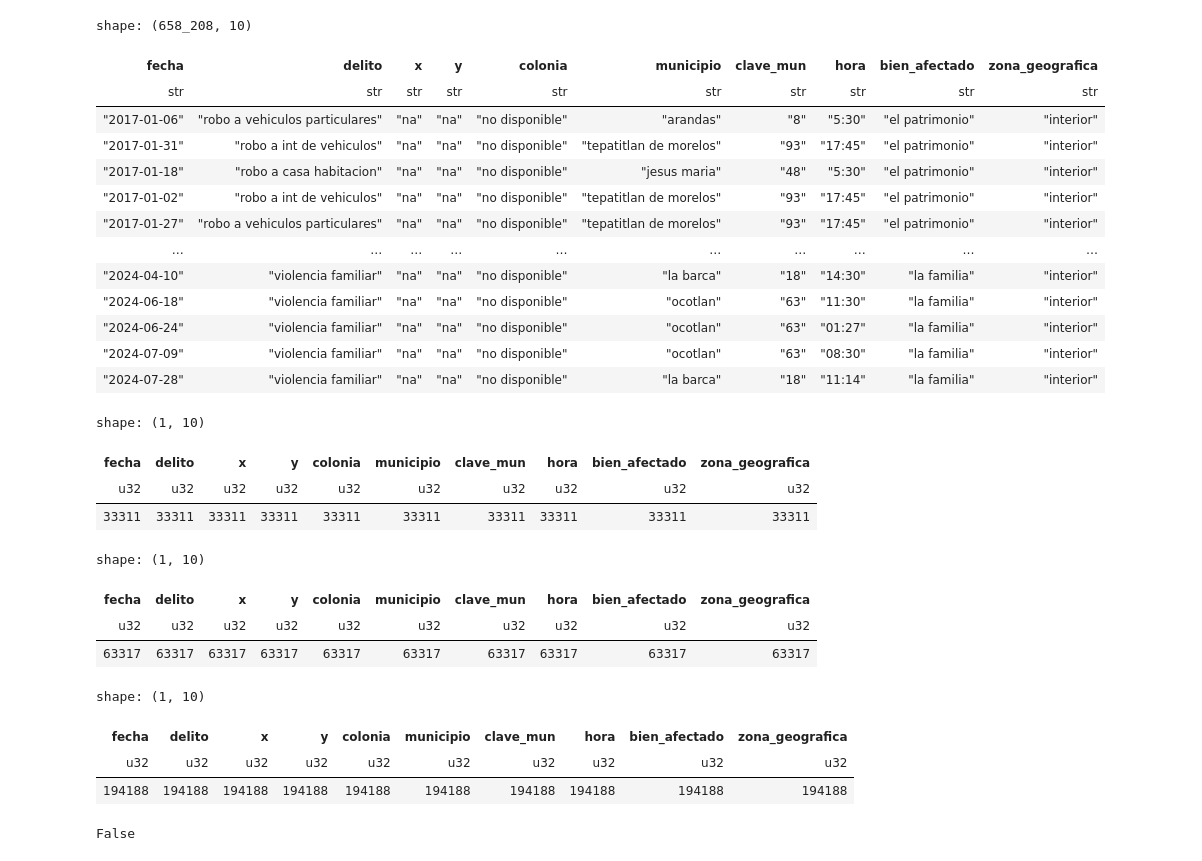
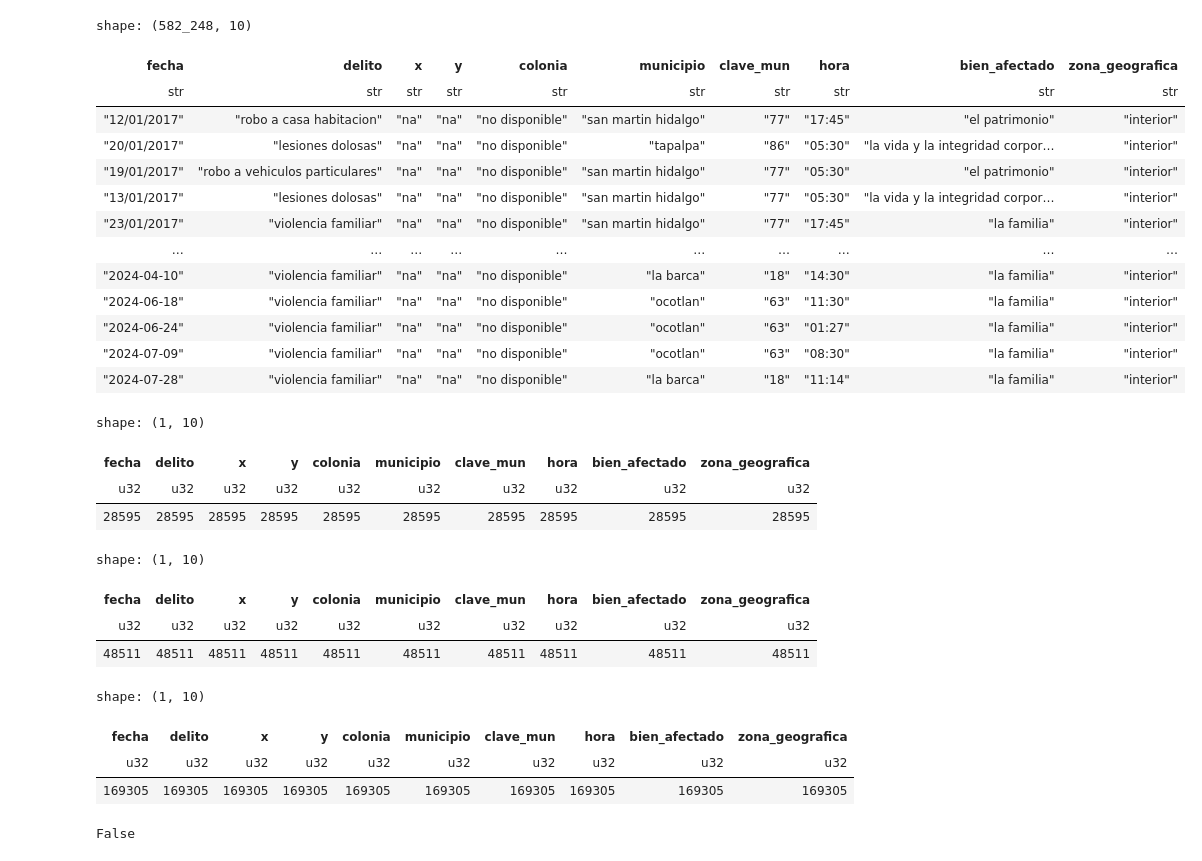
Before and after one commit to CII-IA/SIGOB-Analytics, a Jupyter notebook: IIEG_data_clean.ipynb, the cells around one changed output. Saved outputs shown, nothing was run; the diff lists cells and outputs as text; code cells hidden in the pictures.

```diff
--- a/IIEG_data_clean.ipynb
+++ b/IIEG_data_clean.ipynb
@@ -60,18 +87,18 @@ def normalize_file(filename, dest_path, cols):
 for file in files:
     normalize_file(file, 'data/IIEG/' + file.split('/')[-1], 10)
 # %%
-files = glob('data/IIEG/*.csv')
+files = [f for f in glob('data/IIEG/*.csv') if "25" not in f]
 df = pl.concat([pl.read_csv(f, infer_schema=False) for f in files])
 df
 # %% [output]
-shape: (658_208, 10)
+shape: (582_248, 10)
 | fecha | delito | x | y | colonia | municipio | clave_mun | hora | bien_afectado | zona_geografica |
 | str | str | str | str | str | str | str | str | str | str |
-| "2017-01-06" | "robo a vehiculos particulares" | "na" | "na" | "no disponible" | "arandas" | "8" | "5:30" | "el patrimonio" | "interior" |
-| "2017-01-31" | "robo a int de vehiculos" | "na" | "na" | "no disponible" | "tepatitlan de morelos" | "93" | "17:45" | "el patrimonio" | "interior" |
-| "2017-01-18" | "robo a casa habitacion" | "na" | "na" | "no disponible" | "jesus maria" | "48" | "5:30" | "el patrimonio" | "interior" |
-| "2017-01-02" | "robo a int de vehiculos" | "na" | "na" | "no disponible" | "tepatitlan de morelos" | "93" | "17:45" | "el patrimonio" | "interior" |
-| "2017-01-27" | "robo a vehiculos particulares" | "na" | "na" | "no disponible" | "tepatitlan de morelos" | "93" | "17:45" | "el patrimonio" | "interior" |
+| "12/01/2017" | "robo a casa habitacion" | "na" | "na" | "no disponible" | "san martin hidalgo" | "77" | "17:45" | "el patrimonio" | "interior" |
+| "20/01/2017" | "lesiones dolosas" | "na" | "na" | "no disponible" | "tapalpa" | "86" | "05:30" | "la vida y la integridad corpor… | "interior" |
+| "19/01/2017" | "robo a vehiculos particulares" | "na" | "na" | "no disponible" | "san martin hidalgo" | "77" | "05:30" | "el patrimonio" | "interior" |
+| "13/01/2017" | "lesiones dolosas" | "na" | "na" | "no disponible" | "san martin hidalgo" | "77" | "05:30" | "la vida y la integridad corpor… | "interior" |
+| "23/01/2017" | "violencia familiar" | "na" | "na" | "no disponible" | "san martin hidalgo" | "77" | "17:45" | "la familia" | "interior" |
 | … | … | … | … | … | … | … | … | … | … |
 | "2024-04-10" | "violencia familiar" | "na" | "na" | "no disponible" | "la barca" | "18" | "14:30" | "la familia" | "interior" |
 | "2024-06-18" | "violencia familiar" | "na" | "na" | "no disponible" | "ocotlan" | "63" | "11:30" | "la familia" | "interior" |
@@ -84,21 +111,21 @@ df.filter(pl.col("x") == "na").count()
 shape: (1, 10)
 | fecha | delito | x | y | colonia | municipio | clave_mun | hora | bien_afectado | zona_geografica |
 | u32 | u32 | u32 | u32 | u32 | u32 | u32 | u32 | u32 | u32 |
-| 33311 | 33311 | 33311 | 33311 | 33311 | 33311 | 33311 | 33311 | 33311 | 33311 |
+| 28595 | 28595 | 28595 | 28595 | 28595 | 28595 | 28595 | 28595 | 28595 | 28595 |
 # %%
 df.filter(pl.col("colonia") == "no disponible").count()
 # %% [output]
 shape: (1, 10)
 | fecha | delito | x | y | colonia | municipio | clave_mun | hora | bien_afectado | zona_geografica |
 | u32 | u32 | u32 | u32 | u32 | u32 | u32 | u32 | u32 | u32 |
-| 63317 | 63317 | 63317 | 63317 | 63317 | 63317 | 63317 | 63317 | 63317 | 63317 |
+| 48511 | 48511 | 48511 | 48511 | 48511 | 48511 | 48511 | 48511 | 48511 | 48511 |
 # %%
 df.filter(~pl.col("hora").str.contains(r"^\d{1,2}:\d{2}$")).count()
 # %% [output]
 shape: (1, 10)
 | fecha | delito | x | y | colonia | municipio | clave_mun | hora | bien_afectado | zona_geografica |
 | u32 | u32 | u32 | u32 | u32 | u32 | u32 | u32 | u32 | u32 |
-| 194188 | 194188 | 194188 | 194188 | 194188 | 194188 | 194188 | 194188 | 194188 | 194188 |
+| 169305 | 169305 | 169305 | 169305 | 169305 | 169305 | 169305 | 169305 | 169305 | 169305 |
 # %%
 def check_format(fecha):
     if '-' in fecha:
```
Also changed, not shown: parts of 10 cells of this notebook, 21 other files.
